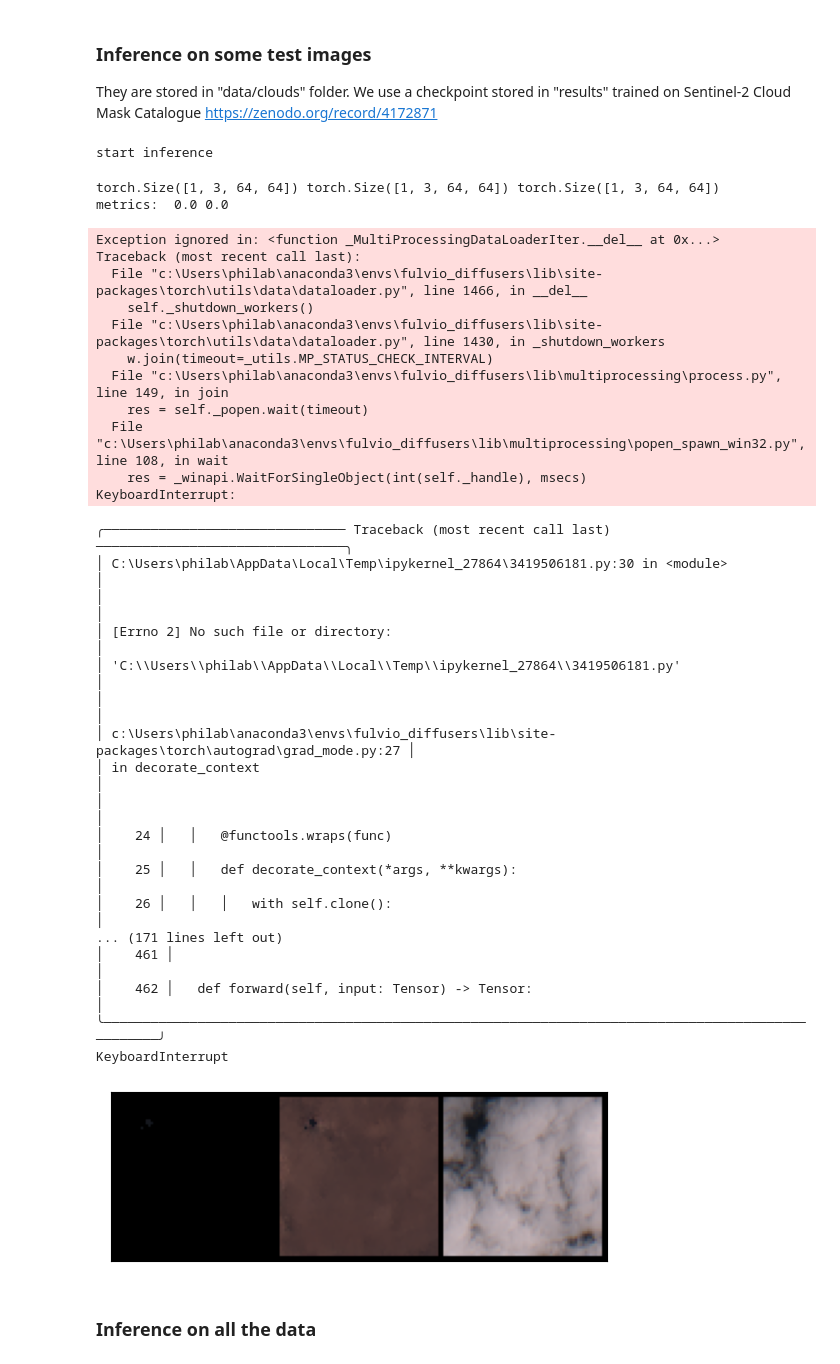
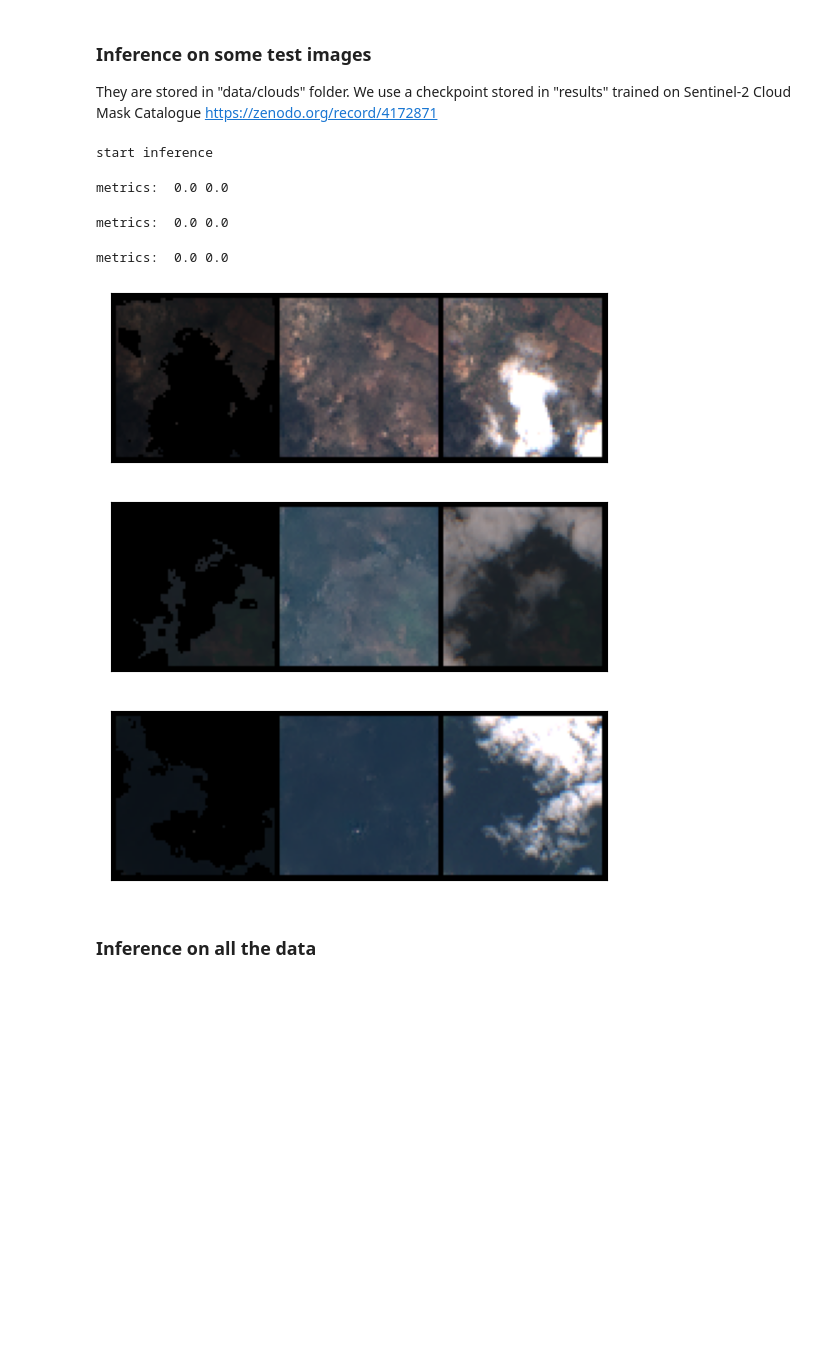
Before and after one commit to furio1999/EO_Diffusion, a Jupyter notebook: EO_Diffusion.ipynb, the cells around one changed output. Cells and saved outputs as stored; diff of their text form; code cells hidden in the pictures; blank space fills up the shorter version.

```diff
--- a/EO_Diffusion.ipynb
+++ b/EO_Diffusion.ipynb
@@ -50,7 +50,7 @@ def parse_args(def_arg=False):
     parser.add_argument('--cond_type',type = str,help = 'cond type',default="sum")
     parser.add_argument('--sampler',type = str,help = 'sampler',default="ddpm")
     parser.add_argument('--samples_fid',action='store_true',help = 'cpu training')
-    parser.add_argument('--n_iter',type = int,help = 'sampler',default=None)
+    parser.add_argument('--n_iter',type = int,help = 'sampler',default=3)
 
     args = parser.parse_args() if not def_arg else parser.parse_args("")
     #ckpt_path = os.path.splitext(os.path.split(args.ckpt)[-1])[0]
@@ -173,64 +173,39 @@ for j,(imfile,maskfile) in enumerate(zip(images,masks)):
         gt = F.adjust_brightness(gt, 3) if gt.mean()<0.2 else gt
         cond = F.adjust_brightness(cond, 3) if cond.mean()<0.2 and args.cond_type!="sum" else cond
         #if args.save: save_image(gt, gt_path, nrow=int(math.sqrt(args.batch_size)))
         #if args.save: save_image(cond, cond_path, nrow=int(math.sqrt(args.batch_size)))
 
     if args.samples_fid:
         for i in range(samples.shape[0]):
             samples_path = os.path.join(dir_samples_fid, f"{catg}_{idx}-{i}.png") # check samples in [-1,1]
             save_image(samples[i],samples_path)
 
     samples = F.adjust_brightness(samples, 3) if samples.mean()<0.2 and samples.shape[0]==1 else samples
     save_image(samples,img_path,nrow=int(math.sqrt(args.batch_size))) if args.save else print()
 
     for i in range(samples.shape[0]):
       grid = make_grid([cond[i], samples[i], gt[i]]) # careful, new, does not work with batch_size>1
       show(grid)
     n = n+1
 
     ssim_avg, psnr_avg = ssim/n, psnr/n # correct if len is referred to num batches
     print("metrics: ",ssim_avg, psnr_avg)
     if args.metrics:
         with open(os.path.join(dir, "metrics.txt"), "w") as f:
             f.write(f"ssim: {ssim_avg}")
             f.write(f"psnr: {psnr_avg}")
             f.write(f"length: {n}")
 
     if args.n_iter is not None:
-        if j > args.n_iter: break
+        if j >= args.n_iter-1: break
 # %% [output]
 start inference
-torch.Size([1, 3, 64, 64]) torch.Size([1, 3, 64, 64]) torch.Size([1, 3, 64, 64])
 metrics:  0.0 0.0
-Exception ignored in: <function _MultiProcessingDataLoaderIter.__del__ at 0x...>
-Traceback (most recent call last):
-  File "c:\Users\philab\anaconda3\envs\fulvio_diffusers\lib\site-packages\torch\utils\data\dataloader.py", line 1466, in __del__
-    self._shutdown_workers()
-  File "c:\Users\philab\anaconda3\envs\fulvio_diffusers\lib\site-packages\torch\utils\data\dataloader.py", line 1430, in _shutdown_workers
-    w.join(timeout=_utils.MP_STATUS_CHECK_INTERVAL)
-  File "c:\Users\philab\anaconda3\envs\fulvio_diffusers\lib\multiprocessing\process.py", line 149, in join
-    res = self._popen.wait(timeout)
-  File "c:\Users\philab\anaconda3\envs\fulvio_diffusers\lib\multiprocessing\popen_spawn_win32.py", line 108, in wait
-    res = _winapi.WaitForSingleObject(int(self._handle), msecs)
-KeyboardInterrupt:
+metrics:  0.0 0.0
-╭─────────────────────────────── Traceback (most recent call last) ────────────────────────────────╮
-│ C:\Users\philab\AppData\Local\Temp\ipykernel_27864\3419506181.py:30 in <module>                  │
-│                                                                                                  │
-│ [Errno 2] No such file or directory:                                                             │
-│ 'C:\\Users\\philab\\AppData\\Local\\Temp\\ipykernel_27864\\3419506181.py'                        │
-│                                                                                                  │
-│ c:\Users\philab\anaconda3\envs\fulvio_diffusers\lib\site-packages\torch\autograd\grad_mode.py:27 │
-│ in decorate_context                                                                              │
-│                                                                                                  │
-│    24 │   │   @functools.wraps(func)                                                             │
-│    25 │   │   def decorate_context(*args, **kwargs):                                             │
-│    26 │   │   │   with self.clone():                                                             │
-... (171 lines left out)
-│    461 │                                                                                         │
-│    462 │   def forward(self, input: Tensor) -> Tensor:                                           │
-╰──────────────────────────────────────────────────────────────────────────────────────────────────╯
-KeyboardInterrupt
+metrics:  0.0 0.0
-[figure, old version]
+[figure, new version]
+[figure, added]
+[figure, added]
 # %% [markdown]
 ### Inference on all the data
 # %%
```
Also changed, not shown: parts of 1 cell of this notebook.
